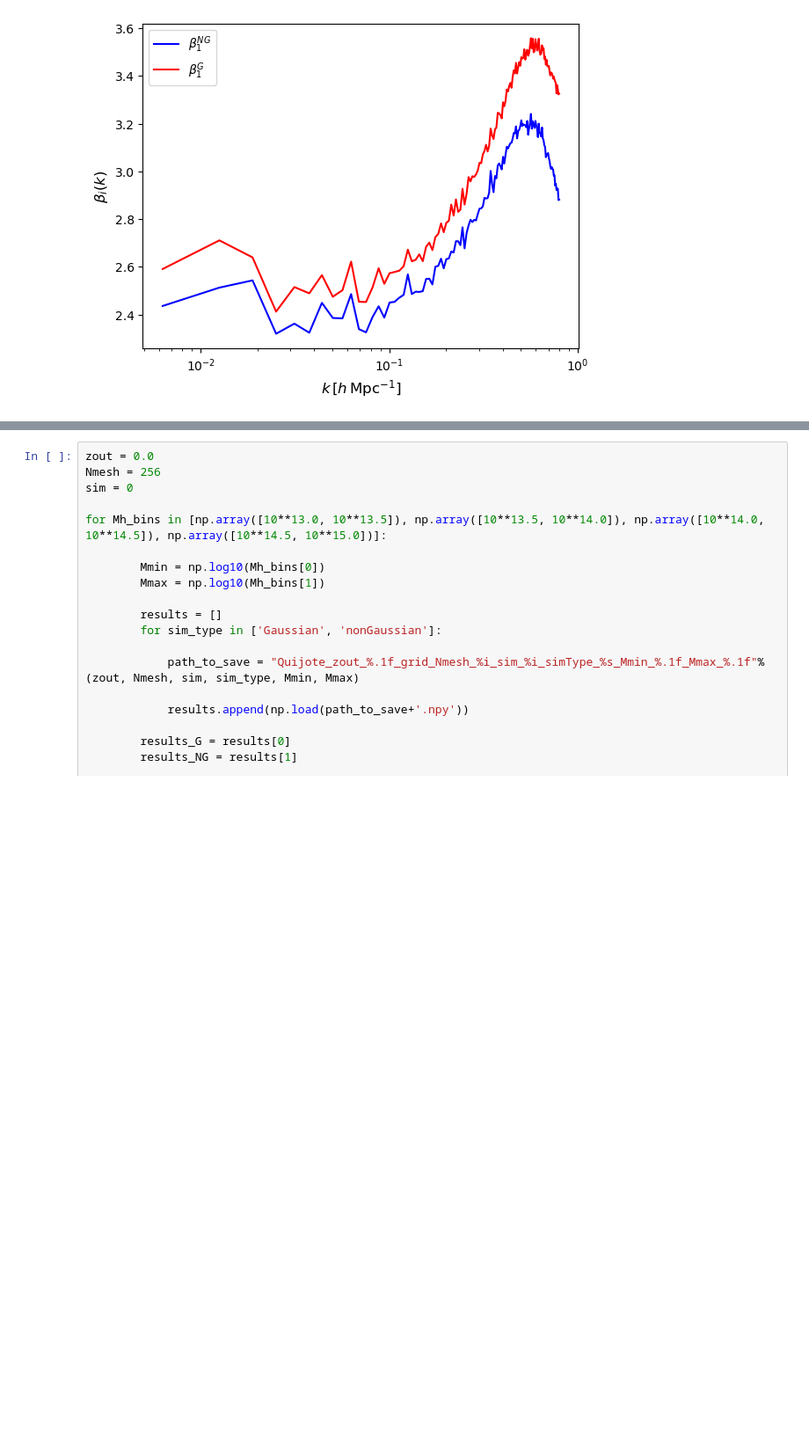
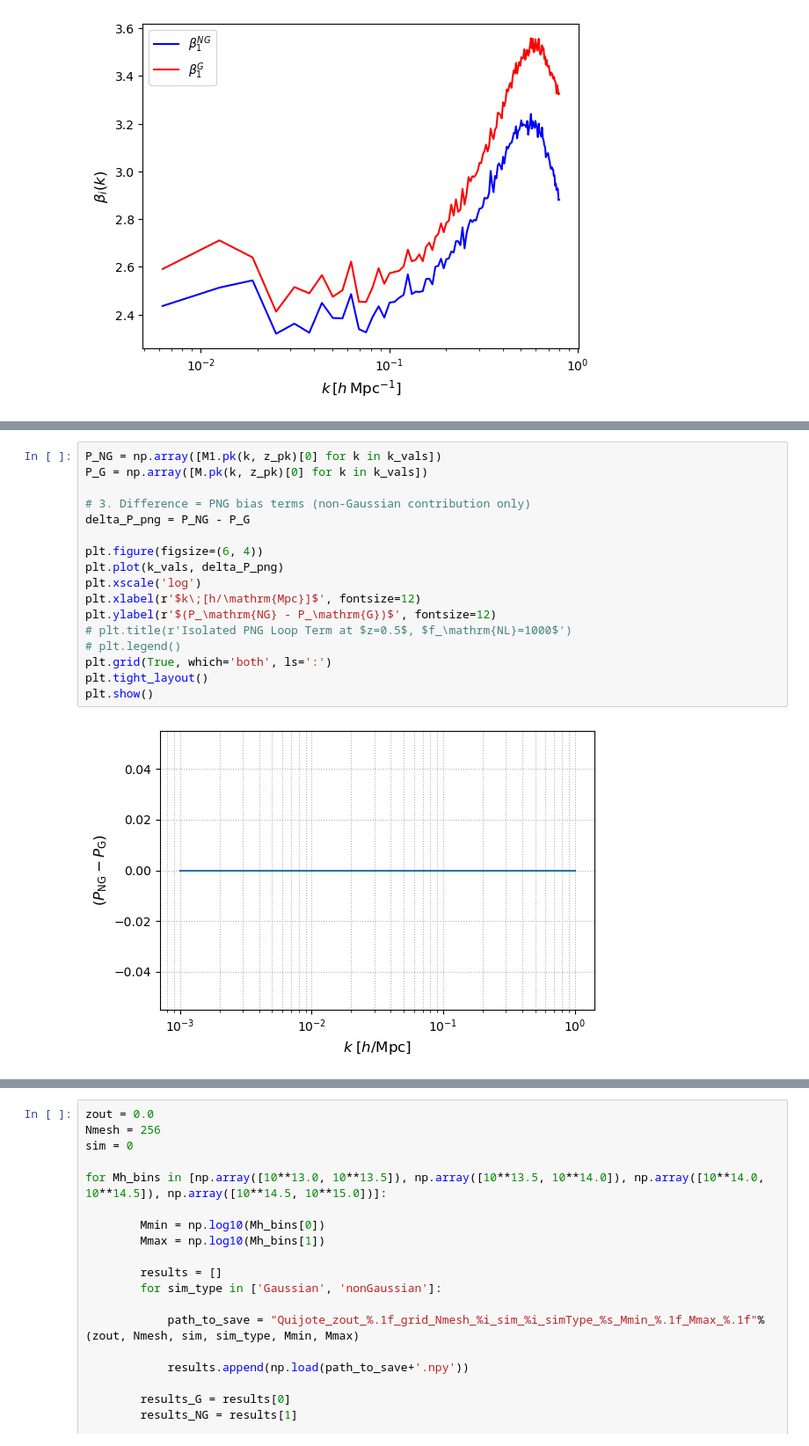
Before and after one commit to divijsharma18/png, a Jupyter notebook: extra/PNG.ipynb, the cells around one changed output, grey strips where cells are left out. Shown at 88% size. Cells and saved outputs as stored; diff of their text form; blank space fills up the shorter version.

```diff
--- a/extra/PNG.ipynb
+++ b/extra/PNG.ipynb
@@ -217,0 +373,19 @@ plt.show()
+# %%
+P_NG = np.array([M1.pk(k, z_pk)[0] for k in k_vals])
+P_G = np.array([M.pk(k, z_pk)[0] for k in k_vals])
+
+# 3. Difference = PNG bias terms (non-Gaussian contribution only)
+delta_P_png = P_NG - P_G
+
+plt.figure(figsize=(6, 4))
+plt.plot(k_vals, delta_P_png)
+plt.xscale('log')
+plt.xlabel(r'$k\;[h/\mathrm{Mpc}]$', fontsize=12)
+plt.ylabel(r'$(P_\mathrm{NG} - P_\mathrm{G})$', fontsize=12)
+# plt.title(r'Isolated PNG Loop Term at $z=0.5$, $f_\mathrm{NL}=1000$')
+# plt.legend()
+plt.grid(True, which='both', ls=':')
+plt.tight_layout()
+plt.show()
+# %% [output]
+[figure, added]
```
Also changed, not shown: parts of 4 cells of this notebook.
